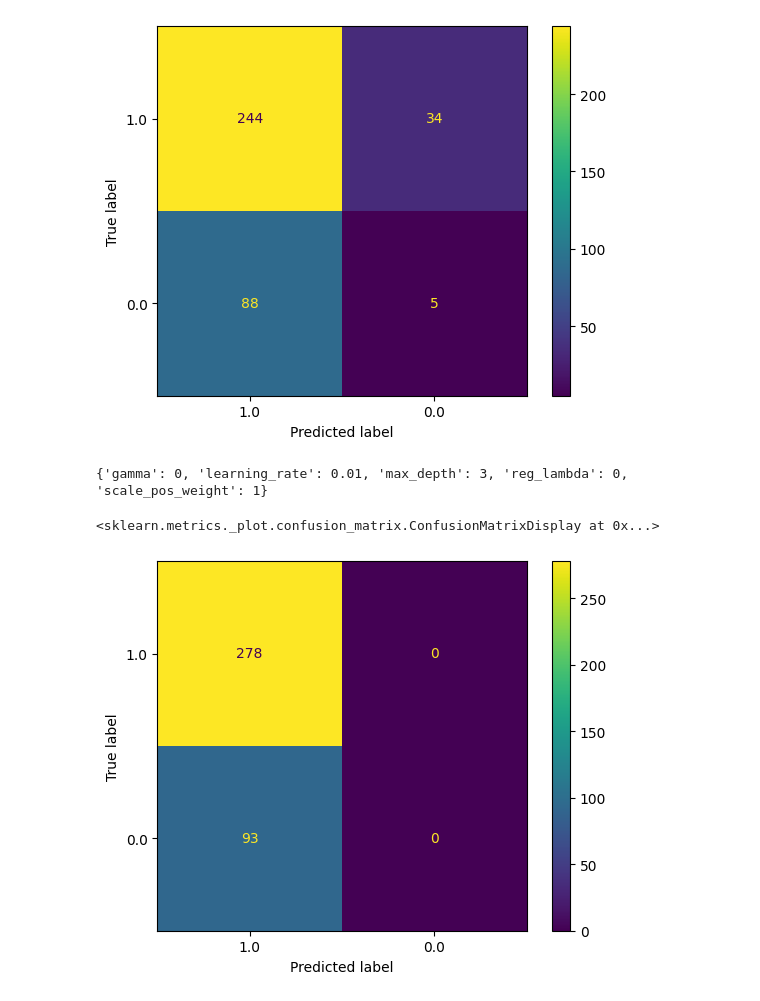
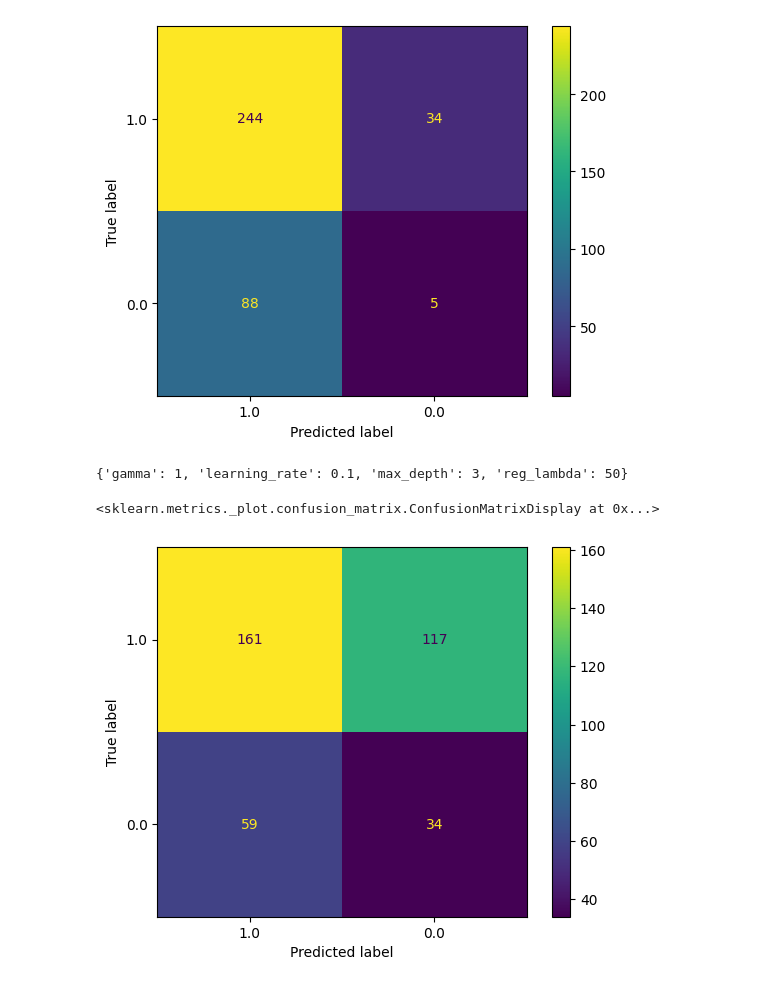
Before and after one commit to mfollypp/Machine-Learning-for-Healthcare, a Jupyter notebook: Projeto de Aplicação/leigh_syndrome.ipynb, the cells around one changed output. Saved outputs shown, nothing was run; the diff lists cells and outputs as text; code cells hidden in the pictures.

Commit message:
changing scoring to f1, altering scale_pos_weight value (class_weight) and altering metrics for models

```diff
--- a/Projeto de Aplicação/leigh_syndrome.ipynb
+++ b/Projeto de Aplicação/leigh_syndrome.ipynb
@@ -486,17 +486,19 @@ disp.plot(xticks_rotation='horizontal')
 # Configurando hiperparâmetros para o GridSearchCV do XGBoost para otimizar o modelo
 param_grid = {
     'max_depth': [3, 4, 5, 6, 7, 8, 9, 10],
-    'learning_rate': [0.01, 0.05, 0.1, 0.5, 1],
-    'gamma': [0, 0.25, 1],
-    'reg_lambda': [0, 1, 10, 20, 100],
-    'scale_pos_weight': [1, 3, 5]
+    'learning_rate': [0.01, 0.05, 0.1, 0.2, 0.3],
+    'gamma': [0, 0.1, 0.25, 0.5, 1],
+    'reg_lambda': [0, 1, 10, 50]
 }
+
+scale_pos_weight= sum(y_train == 0) / sum(y_train == 1)
 
 # GridSearchCV como temos muitos hiperparâmetros para otimizar, usamos GridSearchCV com valores potenciais para cada hiperparâmetro para encontrar os melhores valores
 optimal_params = GridSearchCV(
-    estimator = xgb.XGBClassifier(early_stopping_rounds=10),
+    estimator = xgb.XGBClassifier(early_stopping_rounds=10, scale_pos_weight=scale_pos_weight),
     param_grid = param_grid,
-    scoring = 'accuracy'
+    scoring = 'f1',
+    cv = 3
 )
 
 optimal_params.fit(X_train, y_train, eval_set=[(X_test, y_test)], verbose=False)
@@ -505,26 +507,31 @@ gamma = optimal_params.best_params_['gamma']
 learning_rate = optimal_params.best_params_['learning_rate']
 max_depth = optimal_params.best_params_['max_depth']
 reg_lambda = optimal_params.best_params_['reg_lambda']
-scale_pos_weight = optimal_params.best_params_['scale_pos_weight']
 
 
 print(optimal_params.best_params_)
 # %% [output]
-{'gamma': 0, 'learning_rate': 0.01, 'max_depth': 3, 'reg_lambda': 0, 'scale_pos_weight': 1}
+{'gamma': 1, 'learning_rate': 0.1, 'max_depth': 3, 'reg_lambda': 50}
 # %%
 # Criando o modelo XGBoost com os hiperparâmetros otimizados
-xgb_clf_opt = xgb.XGBClassifier(gamma=gamma, learning_rate=learning_rate, max_depth=max_depth, reg_lambda=reg_lambda, scale_pos_weight=scale_pos_weight)
-xgb_clf_opt.fit(X_train, y_train, eval_set=[(X_test, y_test)], verbose=False)
+xgb_clf_opt = xgb.XGBClassifier(
+    max_depth=max_depth,
+    learning_rate=learning_rate,
+    gamma=gamma,
+    reg_lambda=reg_lambda,
+    scale_pos_weight=scale_pos_weight # Para controlar o balanceamento de classes positivas no modelo dada a quantidade de classes negativas
+)
+xgb_clf_opt.fit(X_train, y_train)
 
 # Exibir a confusion matrix
 y_pred = xgb_clf_opt.predict(X_test)
 cm = confusion_matrix(y_test, y_pred)
 labels = y.unique()
 disp = ConfusionMatrixDisplay(confusion_matrix=cm, display_labels=labels)
 disp.plot(xticks_rotation='horizontal')
 # %% [output]
 <sklearn.metrics._plot.confusion_matrix.ConfusionMatrixDisplay at 0x...>
-[figure, old version]
+[figure, new version]
 # %%
 # Printar a XGBoost tree
 bst = xgb_clf_opt.get_booster()
```
Also changed, not shown: parts of 6 cells of this notebook.
